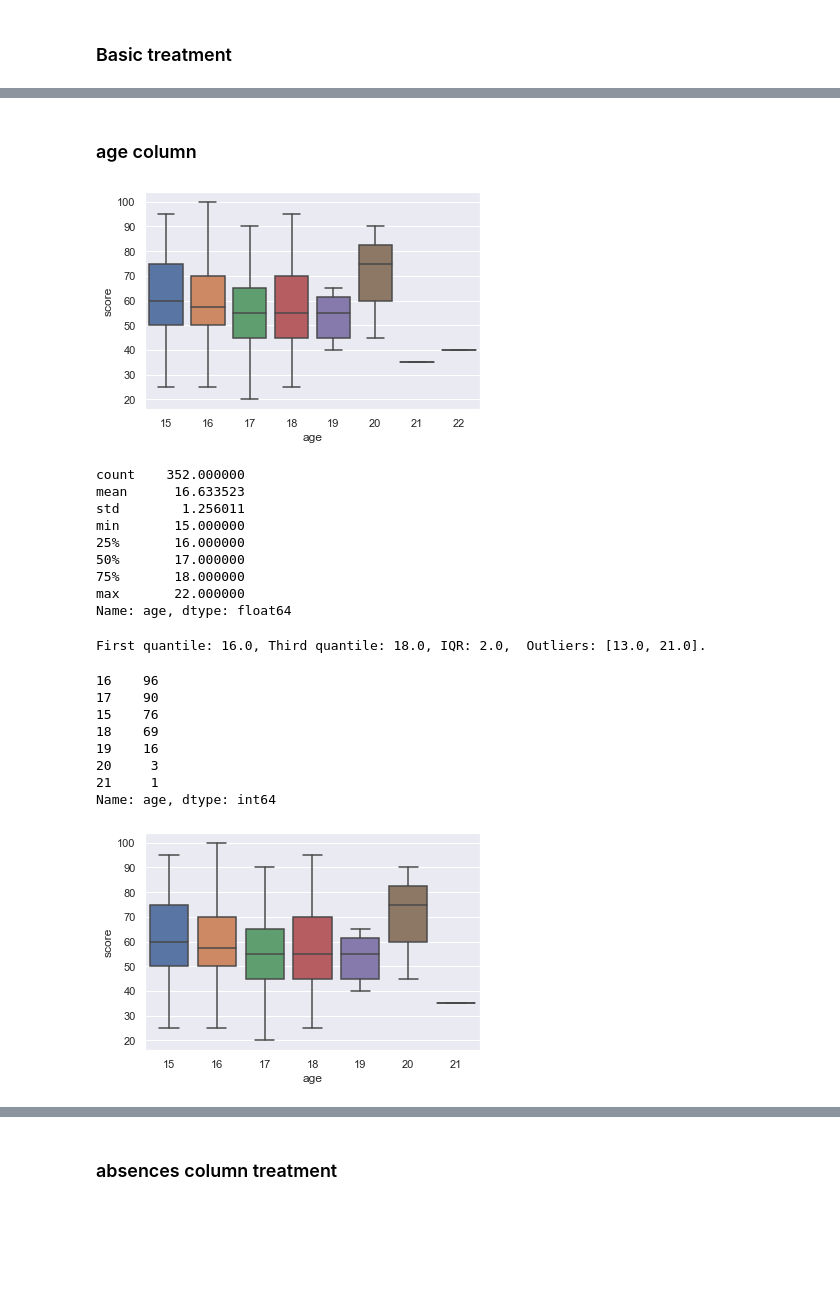
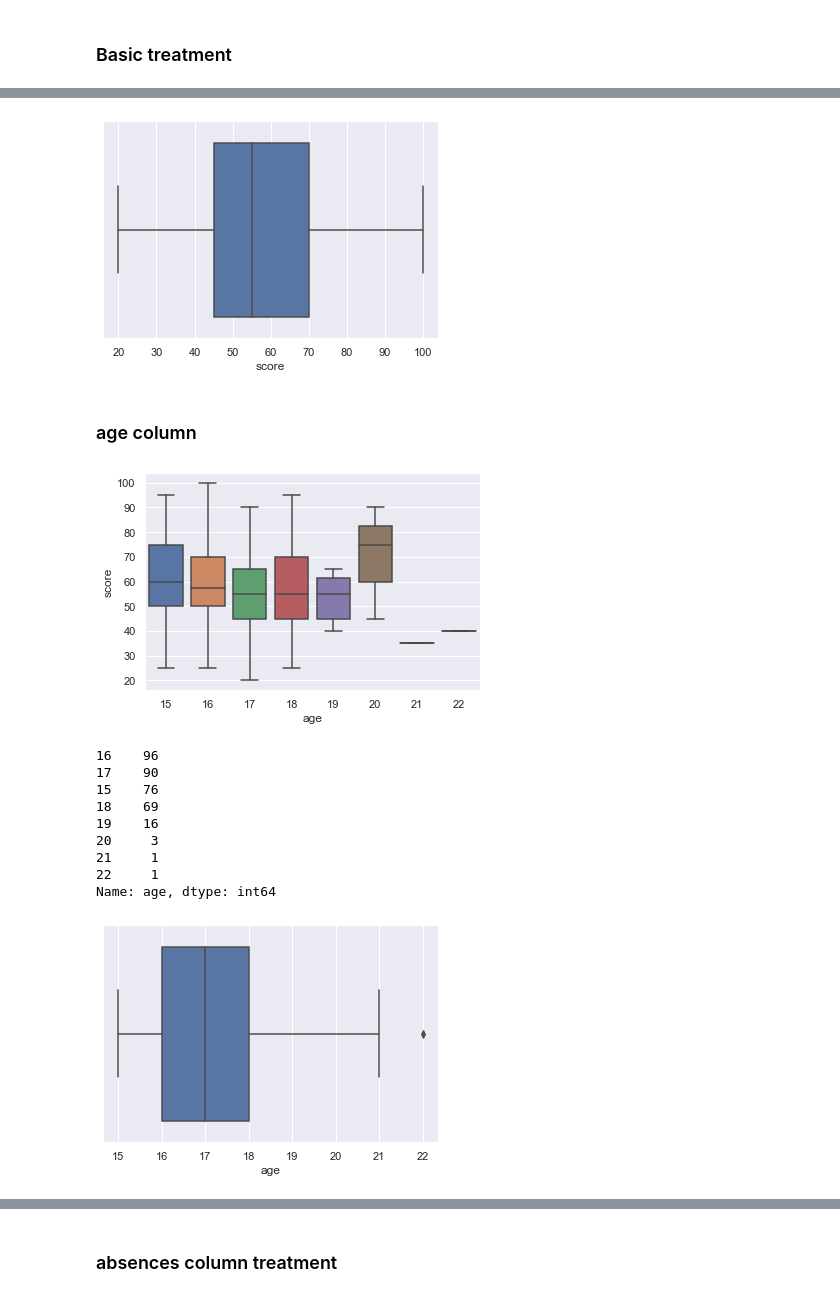
Before and after one commit to MichaelDockers/skillfactory_rds, a Jupyter notebook: module_2/module_2_stud_score.ipynb, the cells around one changed output, grey strips where cells are left out. Cells and saved outputs as stored; diff of their text form; code cells hidden in the pictures; blank space fills up the shorter version.

```diff
--- a/module_2/module_2_stud_score.ipynb
+++ b/module_2/module_2_stud_score.ipynb
@@ -151,37 +158,28 @@ data[data['score'] == 0]
+# %%
+# Boxplot after treatment (clearing empty and 0 data)
+sns.boxplot(x=data['score'])
+plt.show()
+# %% [output]
+[figure, added]
 # %% [markdown]
 ### age column
 # %%
 sns.boxplot(x='age', y='score', data=data)
 plt.show()
-
-display(data['age'].describe())
-age_iqr = perc_iqr(data['age'])
-
-# According to boxplot and IQR delete outliers
-data = data[data['age'].between(age_iqr[0], age_iqr[1], inclusive='neither')]
-
 display(data['age'].value_counts())
-
-sns.boxplot(x='age', y='score', data=data)
-plt.show()
 # %% [output]
 [figure]
-count    352.000000
-mean      16.633523
-std        1.256011
-min       15.000000
-25%       16.000000
-50%       17.000000
-75%       18.000000
-max       22.000000
-Name: age, dtype: float64
+16    96
+17    90
+15    76
+18    69
+19    16
+20     3
+21     1
+22     1
+Name: age, dtype: int64
-First quantile: 16.0, Third quantile: 18.0, IQR: 2.0,  Outliers: [13.0, 21.0].
-16    96
-17    90
-15    76
-18    69
-19    16
-20     3
-21     1
-Name: age, dtype: int64
-[figure, removed]
+# %%
+sns.boxplot(x=data['age'])
+plt.show()
+# %% [output]
+[figure, added]
```
Also changed, not shown: parts of 54 cells of this notebook.
